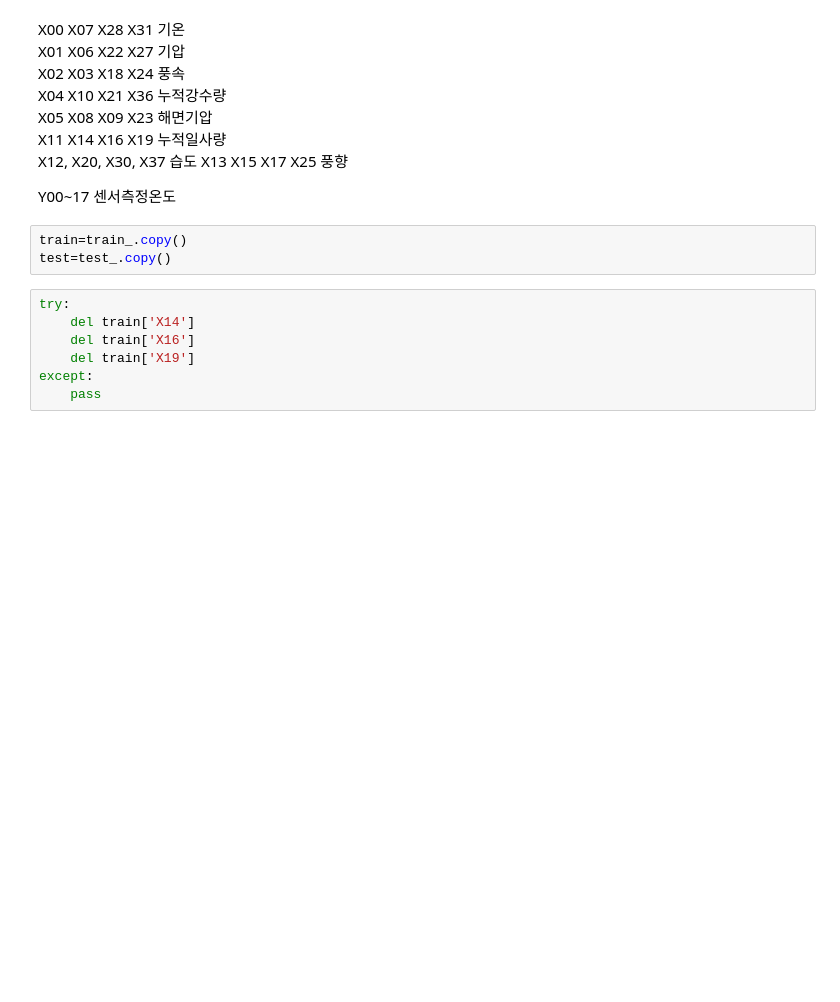
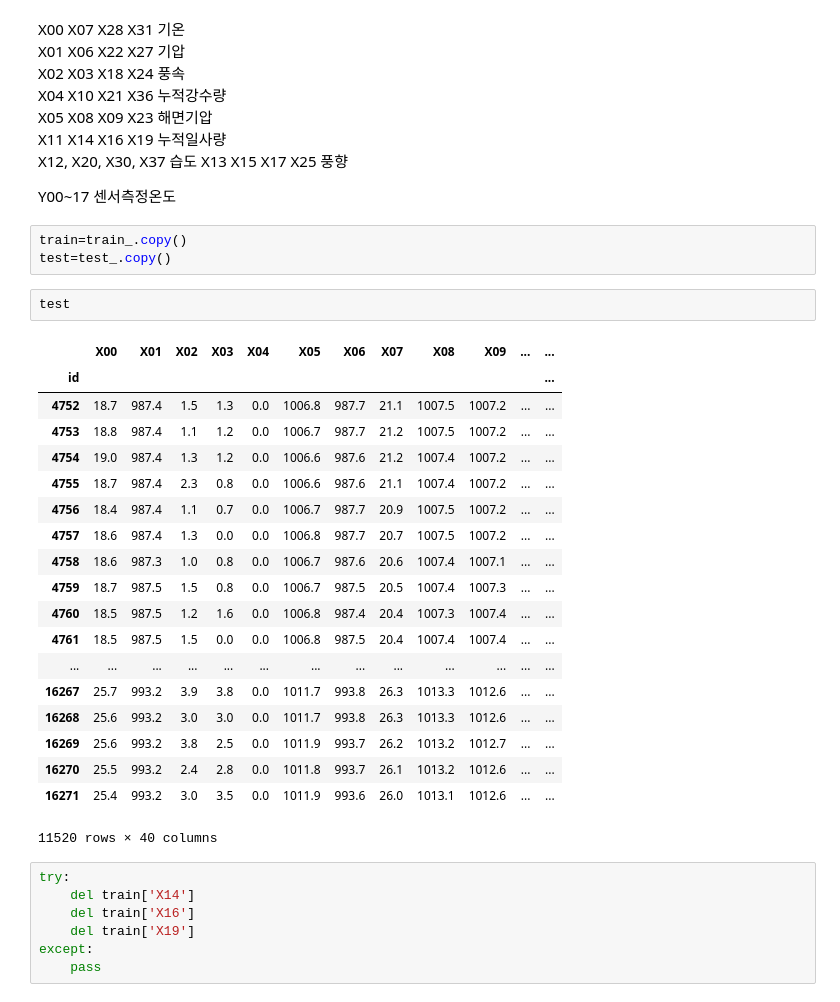
Before and after one commit to jglee087/AI-ImageCourse, a Jupyter notebook: DaconContest03/MachineLearning Model/Temperature MultiRegression.ipynb, the cells around one changed output. Cells and saved outputs as stored; diff of their text form; blank space fills up the shorter version.

```diff
--- a/DaconContest03/MachineLearning Model/Temperature MultiRegression.ipynb
+++ b/DaconContest03/MachineLearning Model/Temperature MultiRegression.ipynb
@@ -41,6 +41,28 @@ Y00~17 센서측정온도
 # %%
 train=train_.copy()
 test=test_.copy()
+# %%
+test
+# %% [output]
+|  | X00 | X01 | X02 | X03 | X04 | X05 | X06 | X07 | X08 | X09 | ... | ... |
+| id |  |  |  |  |  |  |  |  |  |  |  | ... |
+| 4752 | 18.7 | 987.4 | 1.5 | 1.3 | 0.0 | 1006.8 | 987.7 | 21.1 | 1007.5 | 1007.2 | ... | ... |
+| 4753 | 18.8 | 987.4 | 1.1 | 1.2 | 0.0 | 1006.7 | 987.7 | 21.2 | 1007.5 | 1007.2 | ... | ... |
+| 4754 | 19.0 | 987.4 | 1.3 | 1.2 | 0.0 | 1006.6 | 987.6 | 21.2 | 1007.4 | 1007.2 | ... | ... |
+| 4755 | 18.7 | 987.4 | 2.3 | 0.8 | 0.0 | 1006.6 | 987.6 | 21.1 | 1007.4 | 1007.2 | ... | ... |
+| 4756 | 18.4 | 987.4 | 1.1 | 0.7 | 0.0 | 1006.7 | 987.7 | 20.9 | 1007.5 | 1007.2 | ... | ... |
+| 4757 | 18.6 | 987.4 | 1.3 | 0.0 | 0.0 | 1006.8 | 987.7 | 20.7 | 1007.5 | 1007.2 | ... | ... |
+| 4758 | 18.6 | 987.3 | 1.0 | 0.8 | 0.0 | 1006.7 | 987.6 | 20.6 | 1007.4 | 1007.1 | ... | ... |
+| 4759 | 18.7 | 987.5 | 1.5 | 0.8 | 0.0 | 1006.7 | 987.5 | 20.5 | 1007.4 | 1007.3 | ... | ... |
+| 4760 | 18.5 | 987.5 | 1.2 | 1.6 | 0.0 | 1006.8 | 987.4 | 20.4 | 1007.3 | 1007.4 | ... | ... |
+| 4761 | 18.5 | 987.5 | 1.5 | 0.0 | 0.0 | 1006.8 | 987.5 | 20.4 | 1007.4 | 1007.4 | ... | ... |
+| ... | ... | ... | ... | ... | ... | ... | ... | ... | ... | ... | ... | ... |
+| 16267 | 25.7 | 993.2 | 3.9 | 3.8 | 0.0 | 1011.7 | 993.8 | 26.3 | 1013.3 | 1012.6 | ... | ... |
+| 16268 | 25.6 | 993.2 | 3.0 | 3.0 | 0.0 | 1011.7 | 993.8 | 26.3 | 1013.3 | 1012.6 | ... | ... |
+| 16269 | 25.6 | 993.2 | 3.8 | 2.5 | 0.0 | 1011.9 | 993.7 | 26.2 | 1013.2 | 1012.7 | ... | ... |
+| 16270 | 25.5 | 993.2 | 2.4 | 2.8 | 0.0 | 1011.8 | 993.7 | 26.1 | 1013.2 | 1012.6 | ... | ... |
+| 16271 | 25.4 | 993.2 | 3.0 | 3.5 | 0.0 | 1011.9 | 993.6 | 26.0 | 1013.1 | 1012.6 | ... | ... |
+11520 rows × 40 columns
 # %%
 try:
     del train['X14']
```
Also changed, not shown: parts of 10 cells of this notebook, 3 other files.
